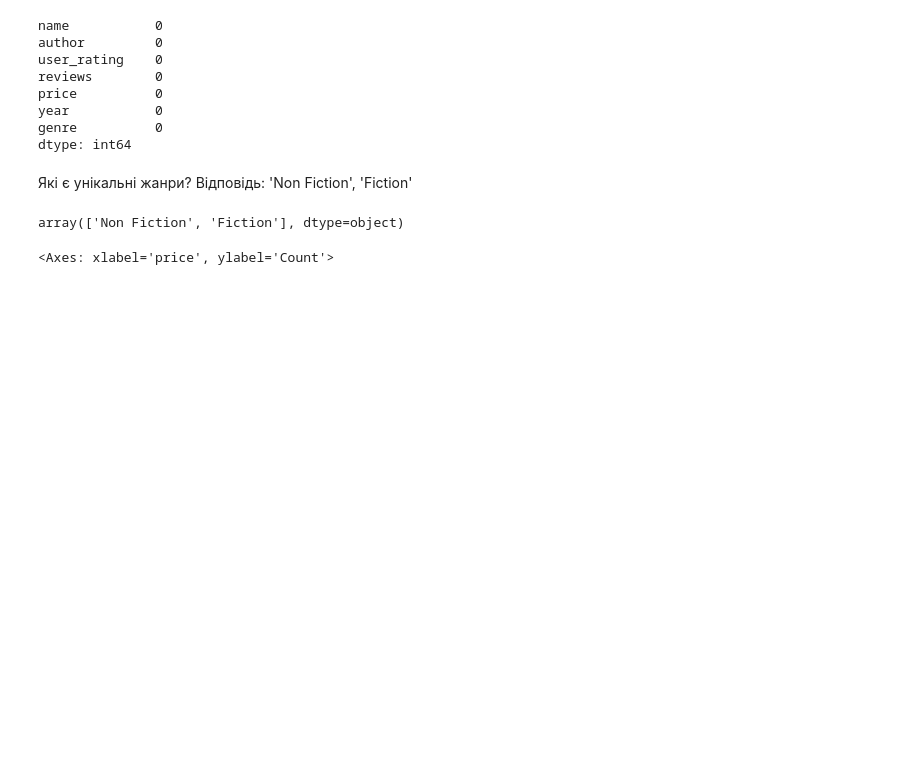
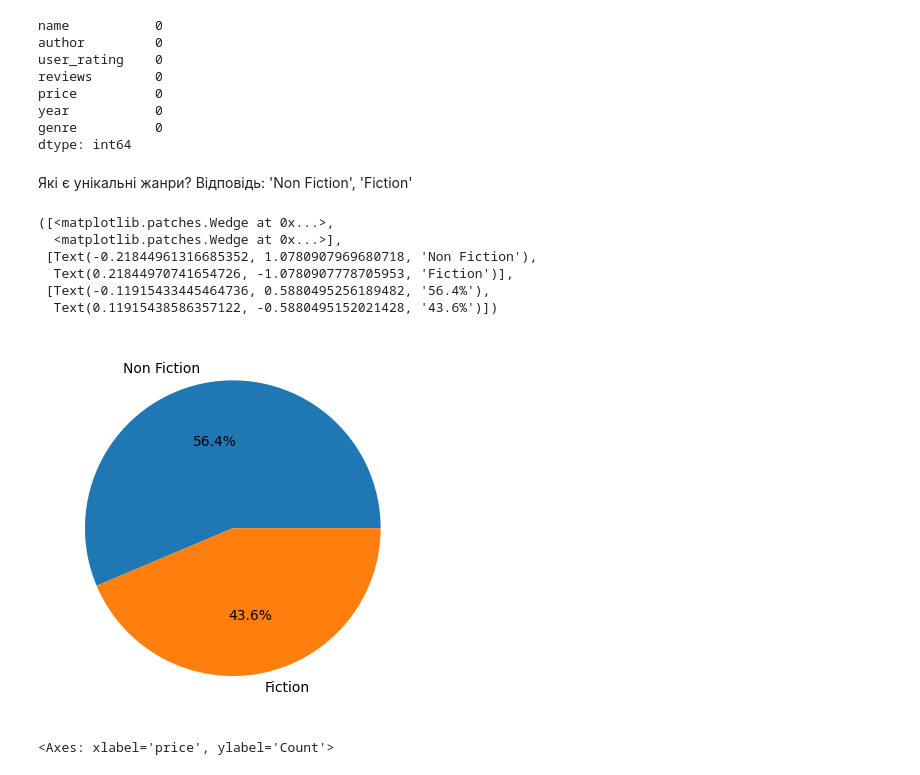
Before and after one commit to YoloNik/goit-ds-hw-05, a Jupyter notebook: Hw2.3.ipynb, the cells around one changed output. Cells and saved outputs as stored; diff of their text form; code cells hidden in the pictures; blank space fills up the shorter version.

```diff
--- a/Hw2.3.ipynb
+++ b/Hw2.3.ipynb
@@ -45,8 +46,17 @@ dtype: int64
 Відповідь: 'Non Fiction', 'Fiction'
 # %%
 df['genre'].unique()
+genre_counts = df['genre'].value_counts()
+fig, ax = plt.subplots()
+ax.pie(genre_counts, labels=genre_counts.index, autopct='%1.1f%%')
 # %% [output]
-array(['Non Fiction', 'Fiction'], dtype=object)
+([<matplotlib.patches.Wedge at 0x...>,
+  <matplotlib.patches.Wedge at 0x...>],
+ [Text(-0.21844961316685352, 1.0780907969680718, 'Non Fiction'),
+  Text(0.21844970741654726, -1.0780907778705953, 'Fiction')],
+ [Text(-0.11915433445464736, 0.5880495256189482, '56.4%'),
+  Text(0.11915438586357122, -0.5880495152021428, '43.6%')])
+[figure, added]
 # %%
 sns.histplot(x=df["price"])
 # %% [output]
```
Also changed, not shown: parts of 1 cell of this notebook, 1 other file.
